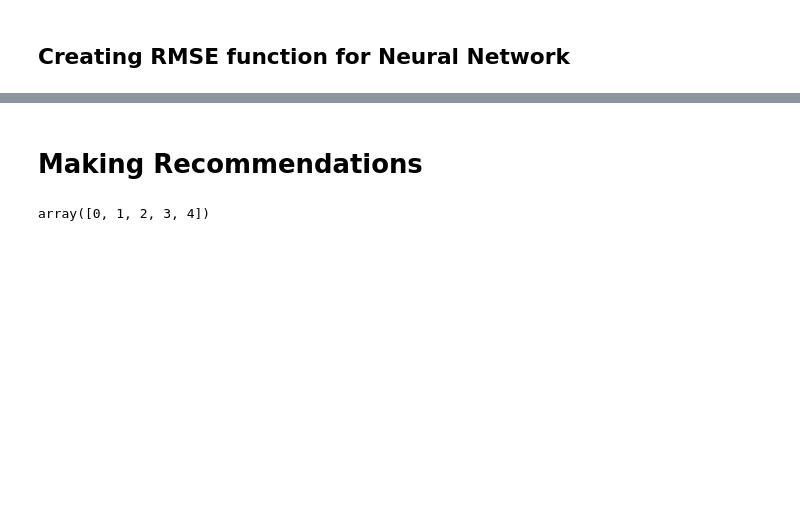
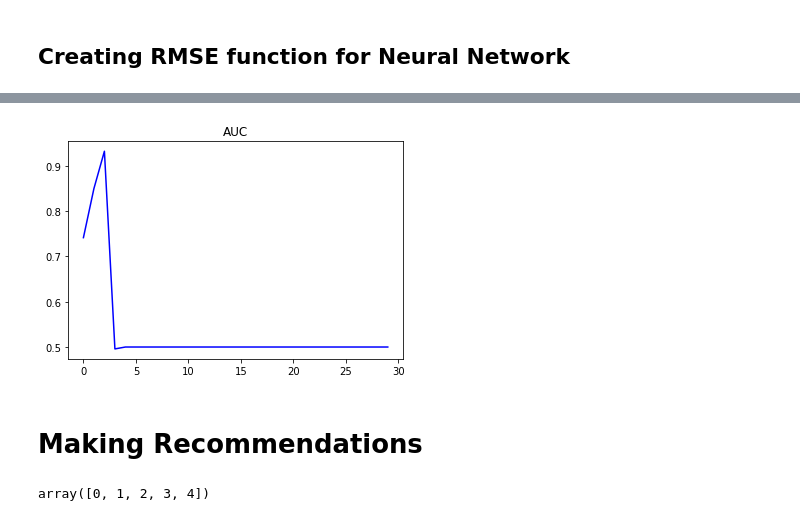
Before and after one commit to zulfauzi92/Hotel_Recomendation_Model_Traveloka, a Jupyter notebook: Eksplorasi Data/ML Model for Hotel Reco Content Based.ipynb, the cells around one changed output, grey strips where cells are left out. Drawn from its saved outputs; the diff is of its cells as text; code cells hidden in the pictures; blank space fills up the shorter version.

```diff
--- a/Eksplorasi Data/ML Model for Hotel Reco Content Based.ipynb
+++ b/Eksplorasi Data/ML Model for Hotel Reco Content Based.ipynb
@@ -420,3 +324,9 @@ plt.show()
+# %%
+plt.plot(history.history['auc'], color='b', label='area under curve')
+plt.title('AUC')
+plt.show()
+# %% [output]
+[figure, added]
 # %% [markdown]
 # Making Recommendations
 # %%
```
Also changed, not shown: parts of 61 cells of this notebook.
